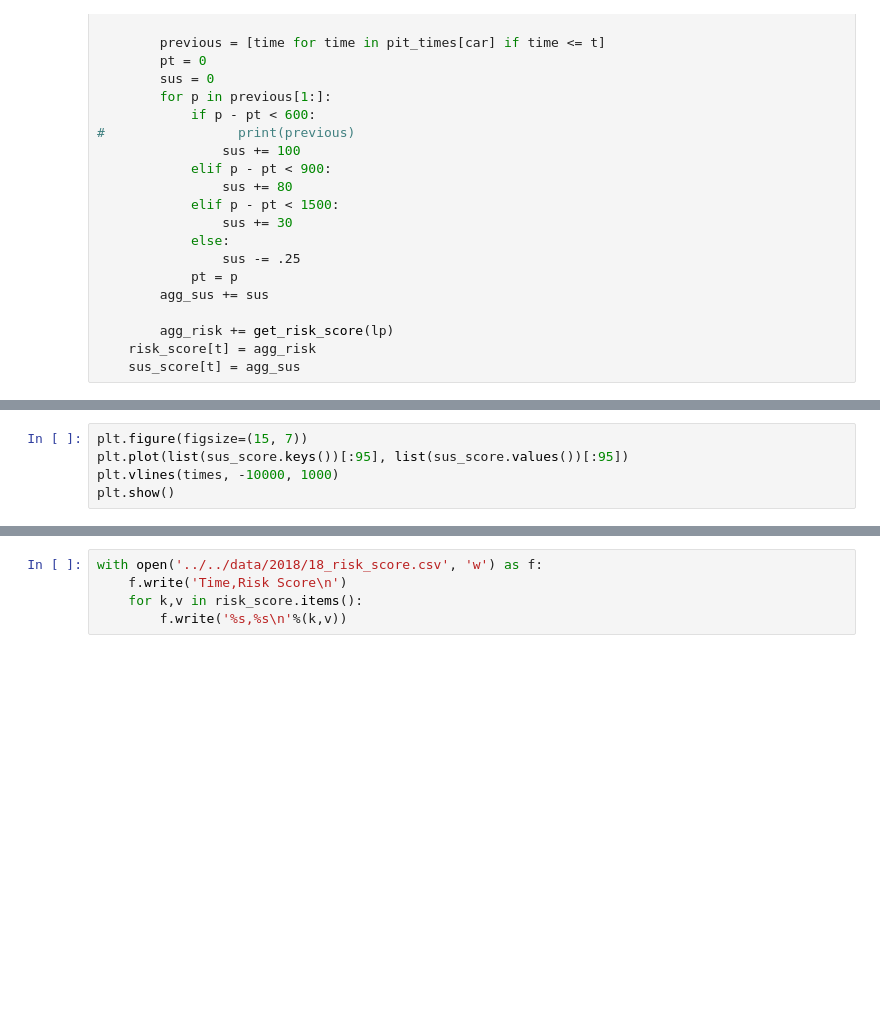
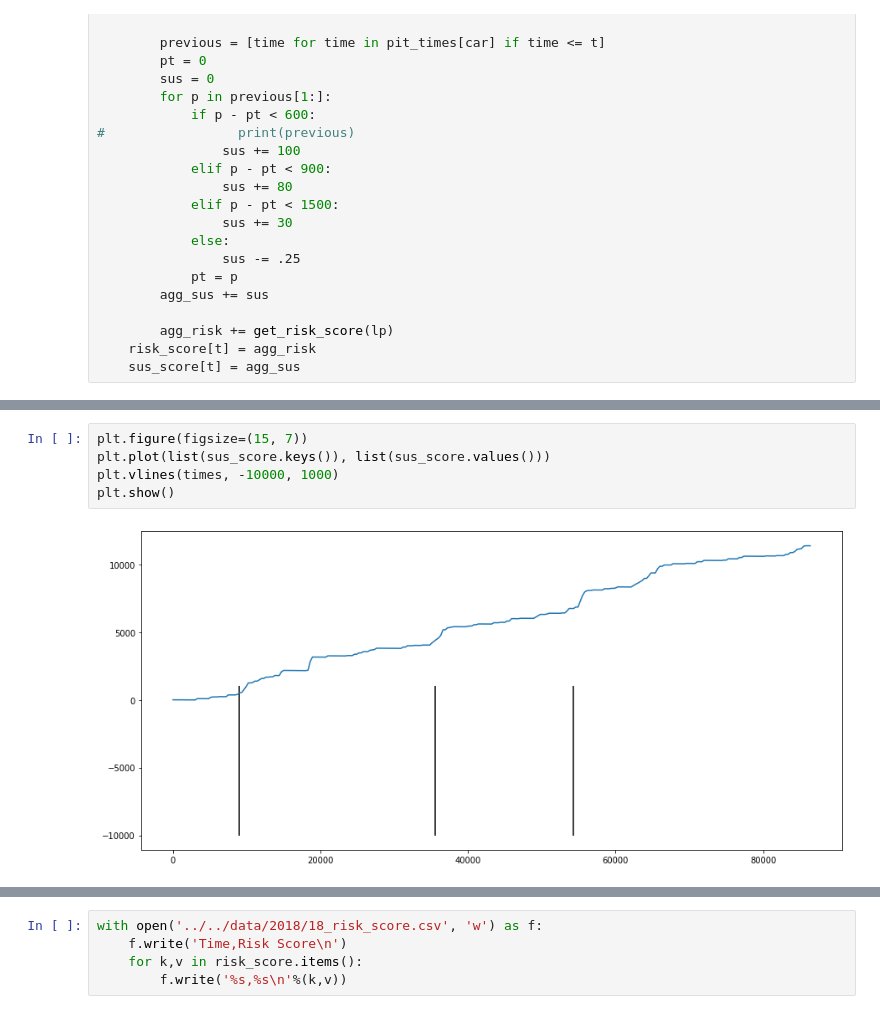
Before and after one commit to adithyashanmugam/Daytona24, a Jupyter notebook: src/2018/FixData2018.ipynb, the cells around one changed output, grey strips where cells are left out. Saved outputs shown, nothing was run; the diff lists cells and outputs as text; blank space fills up the shorter version.

```diff
--- a/src/2018/FixData2018.ipynb
+++ b/src/2018/FixData2018.ipynb
@@ -173,8 +179,10 @@ plt.show()
 # %%
 plt.figure(figsize=(15, 7))
-plt.plot(list(sus_score.keys())[:95], list(sus_score.values())[:95])
+plt.plot(list(sus_score.keys()), list(sus_score.values()))
 plt.vlines(times, -10000, 1000)
 plt.show()
+# %% [output]
+[figure, added]
 # %%
 sus_deriv = {}
 for t in range(300, MAXTIME, 300):
```
Also changed, not shown: parts of 3 cells of this notebook.
